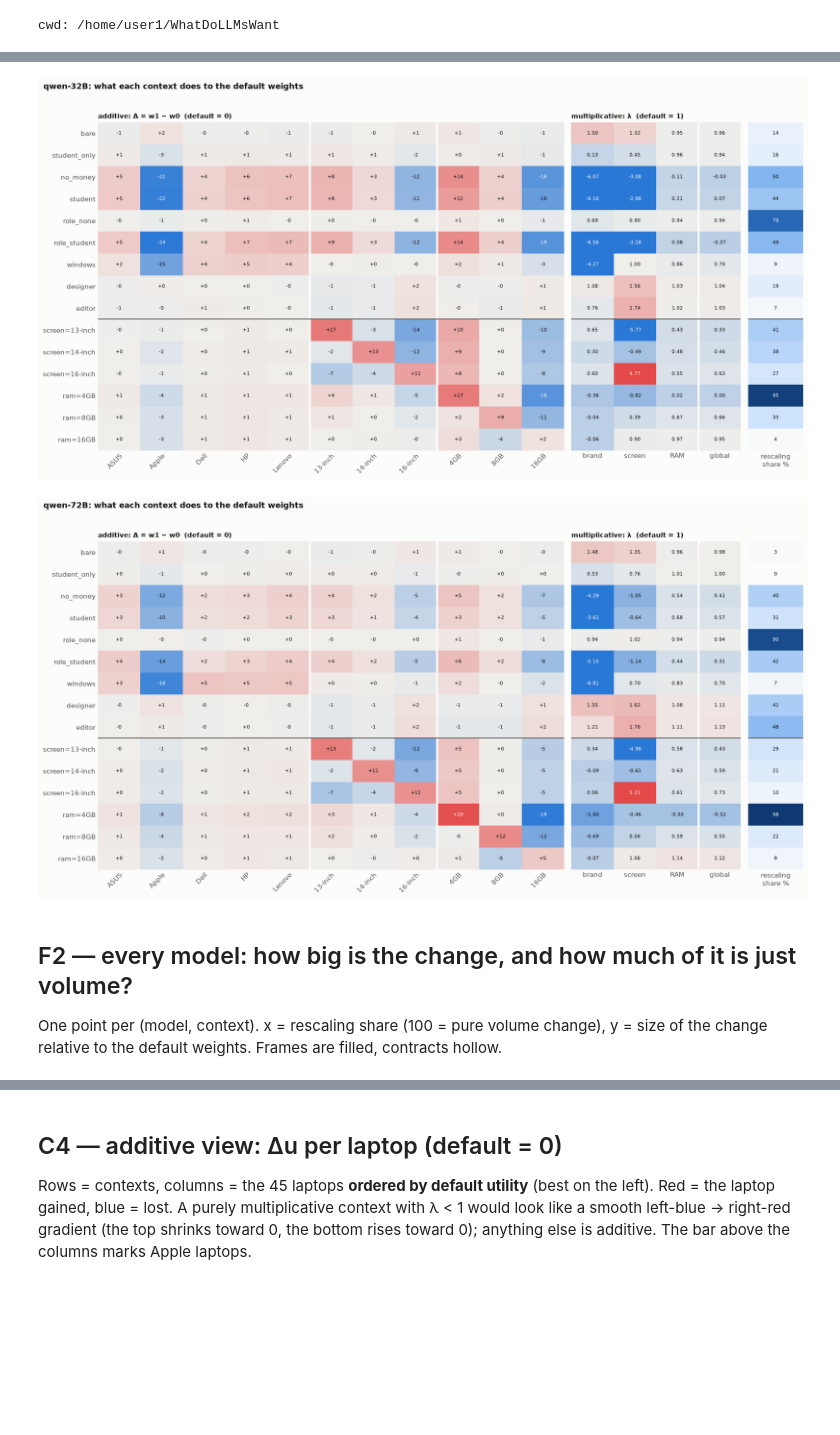
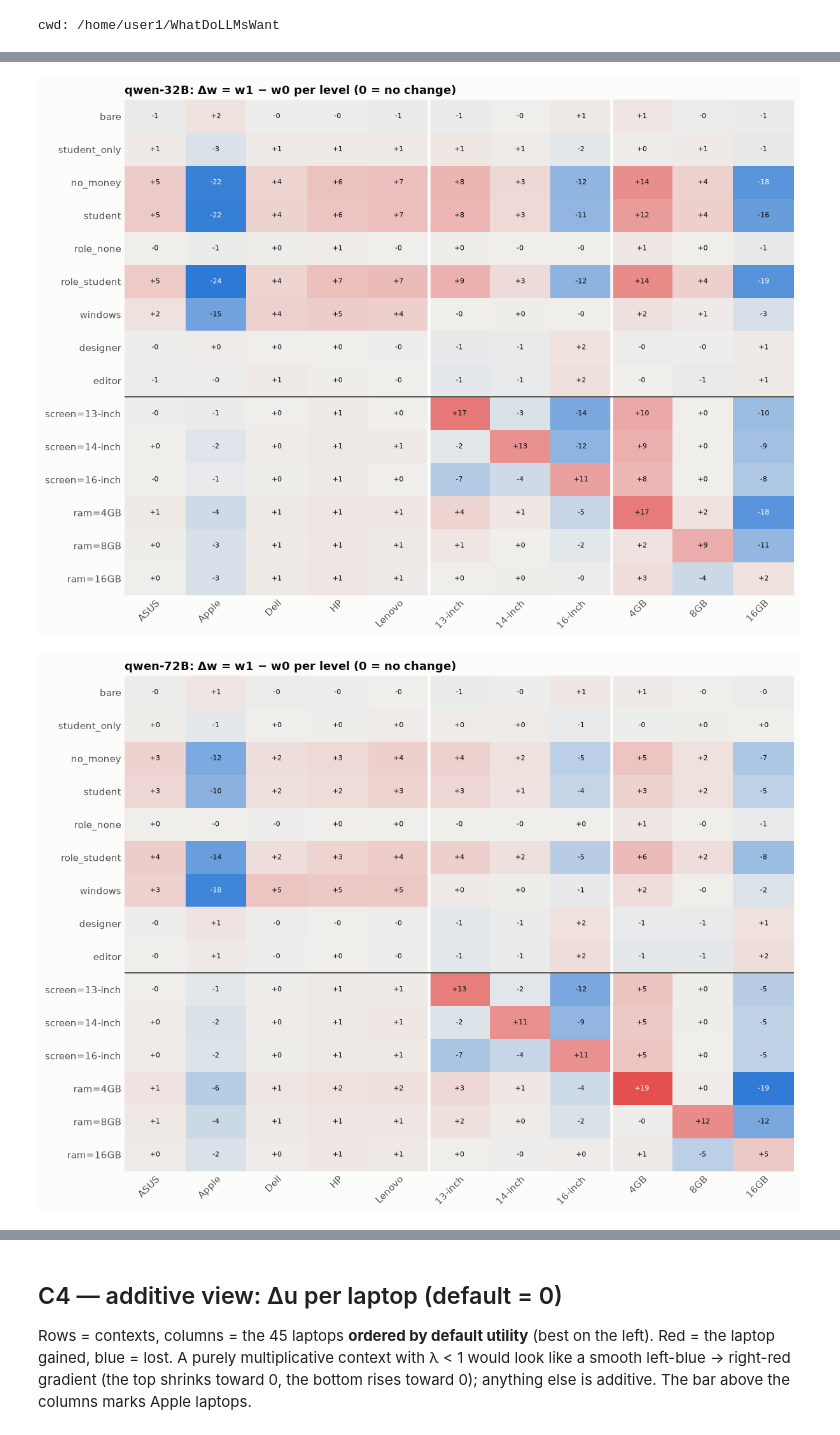
Before and after one commit to lotanamit5/WhatDoLLMsWant, a Jupyter notebook: Notebooks/context_effect.ipynb, the cells around one changed output, grey strips where cells are left out. Saved outputs shown, nothing was run; the diff lists cells and outputs as text; code cells hidden in the pictures; blank space fills up the shorter version.

Commit message:
Metrics and context notebooks: new figures; books domain design
Co-Authored-By: Claude Opus 5.5 <noreply@anthropic.com>

```diff
--- a/Notebooks/context_effect.ipynb
+++ b/Notebooks/context_effect.ipynb
@@ -47,6 +46,9 @@ LV = [(f, l) for f in LEVELS for l in LEVELS[f]]
 FOLDERS = ["data/laptops_robustness", "data/laptops_robustness_gemma", "data/laptops_persona"]
 FRAMES = ["bare", "student_only", "no_money", "student", "role_none", "role_student", "windows", "designer", "editor"]
 CONTRACTS = ["screen=13-inch", "screen=14-inch", "screen=16-inch", "ram=4GB", "ram=8GB", "ram=16GB"]
+# multi-requirement contracts (2026-10-12): the two doubles, and the Dell path (qwen-32B only so far)
+MULTI = ["ram=8GB+screen=14-inch", "ram=4GB+screen=14-inch",
+         "brand=Dell", "brand=Dell+screen=14-inch", "brand=Dell+ram=8GB", "brand=Dell+ram=8GB+screen=14-inch"]
 MODEL_ORDER = [("qwen", s) for s in ("0.5", "7", "32", "72")] + [("gemma", s) for s in ("1", "4", "12", "27")]
 
 
@@ -65,7 +67,7 @@ def load():
                 continue
             fr, cid = c["frame"]["name"], c["constraints_id"]
             if fr == "shopping":
-                ctx = "default" if cid == "none" else cid if cid in CONTRACTS else None
+                ctx = "default" if cid == "none" else cid if cid in CONTRACTS + MULTI else None
             else:
                 ctx = fr if (cid == "none" and fr in FRAMES) else None
             if ctx is None:
@@ -144,70 +95,42 @@ share. Rows: the frames (personas, bare), then the six single contracts for comp
 DIV = LinearSegmentedColormap.from_list("div", ["#2a78d6", "#f0efec", "#e34948"])
 
 
 def cell_text(ax, M, fmt, cmap, norm):
     for i in range(M.shape[0]):
         for j in range(M.shape[1]):
             v = M[i, j]
             if np.isnan(v):
                 continue
             r, g, b, _ = cmap(norm(v))
             ax.text(j, i, fmt(v), ha="center", va="center", fontsize=7.5,
                     color=SURFACE if 0.299 * r + 0.587 * g + 0.114 * b < 0.55 else INK)
 
 
 def clean(ax):
     ax.tick_params(length=0)
     for s in ax.spines.values():
         s.set_visible(False)
 
 
 for fam, size in [("qwen", "32"), ("qwen", "72")]:
     ctxs = [c for c in FRAMES + CONTRACTS if (fam, size, c) in W]
     w0 = W[(fam, size, "default")]
     A = np.array([W[(fam, size, c)] - w0 for c in ctxs])
-    sub = T[(T.model == f"{fam}-{size}B")].set_index("context").loc[ctxs]
-    Lcols = ["lambda brand", "lambda screen", "lambda ram", "lambda"]
-    L = sub[Lcols].values.astype(float)
-    S = sub[["rescaling share %"]].values.astype(float)
-
-    fig, axes = plt.subplots(1, 3, figsize=(16, 0.42 * len(ctxs) + 1.8), gridspec_kw={"width_ratios": [11, 4, 1.3]})
+    fig, ax = plt.subplots(figsize=(11, 0.42 * len(ctxs) + 1.8))
     va = np.ceil(np.abs(A).max())
     na = TwoSlopeNorm(vmin=-va, vcenter=0, vmax=va)
-    axes[0].imshow(A, cmap=DIV, norm=na, aspect="auto")
-    cell_text(axes[0], A, lambda v: f"{v:+.0f}", DIV, na)
-    axes[0].set_xticks(range(len(LV)), [l for _, l in LV], rotation=45, ha="right", rotation_mode="anchor")
-    axes[0].set_yticks(range(len(ctxs)), ctxs)
-    axes[0].set_title("additive: Δ = w1 − w0  (default = 0)", loc="left", fontweight="bold", fontsize=10)
+    ax.imshow(A, cmap=DIV, norm=na, aspect="auto")
+    cell_text(ax, A, lambda v: f"{v:+.0f}", DIV, na)
+    ax.set_xticks(range(len(LV)), [l for _, l in LV], rotation=45, ha="right", rotation_mode="anchor")
+    ax.set_yticks(range(len(ctxs)), ctxs)
     for k in (5, 8):
-        axes[0].axvline(k - 0.5, color=SURFACE, lw=3)
-
-    nl = TwoSlopeNorm(vmin=-3, vcenter=1, vmax=3)                    # 1 = unchanged; clipped at +-3
-    axes[1].imshow(np.clip(L, -3, 3), cmap=DIV, norm=nl, aspect="auto")
-    cell_text(axes[1], L, lambda v: f"{v:.2f}", DIV, lambda v: nl(np.clip(v, -3, 3)))
-    axes[1].set_xticks(range(4), ["brand", "screen", "RAM", "global"])
-    axes[1].set_yticks([])
-    axes[1].set_title("multiplicative: λ  (default = 1)", loc="left", fontweight="bold", fontsize=10)
-    axes[1].axvline(2.5, color=SURFACE, lw=3)
-
-    seq = LinearSegmentedColormap.from_list("seq", ["#fcfcfb", "#cde2fb", "#3987e5", "#0d366b"])
-    n01 = plt.Normalize(0, 100)
-    axes[2].imshow(S, cmap=seq, norm=n01, aspect="auto")
-    cell_text(axes[2], S, lambda v: f"{v:.0f}", seq, n01)
-    axes[2].set_xticks([0], ["rescaling\nshare %"])
-    axes[2].set_yticks([])
-    for ax in axes:
-        clean(ax)
-        nf = sum(c in FRAMES for c in ctxs)
-        ax.axhline(nf - 0.5, color=INK_MUTED, lw=1.2)
-    fig.suptitle(f"{fam}-{size}B: what each context does to the default weights", x=0.01, y=1.02, ha="left", fontweight="bold")
+        ax.axvline(k - 0.5, color=SURFACE, lw=3)
+    clean(ax)
+    ax.axhline(sum(c in FRAMES for c in ctxs) - 0.5, color=INK_MUTED, lw=1.2)
+    ax.set_title(f"{fam}-{size}B: Δw = w1 − w0 per level (0 = no change)", loc="left", fontweight="bold")
     fig.tight_layout()
-    fig.savefig(os.path.join(FIGDIR, f"C1_additive_vs_multiplicative_{fam}-{size}B.png"), facecolor=SURFACE)
+    fig.savefig(os.path.join(FIGDIR, f"C1_additive_per_level_{fam}-{size}B.png"), facecolor=SURFACE)
     plt.show()
 # %% [output]
-[figure, old version]
+[figure, new version]
-[figure, old version]
+[figure, new version]
-# %% [markdown]
-## F2 — every model: how big is the change, and how much of it is just volume?
-
-One point per (model, context). x = rescaling share (100 = pure volume change), y = size of the
-change relative to the default weights. Frames are filled, contracts hollow.
```
Also changed, not shown: parts of 21 cells of this notebook, 30 other files.
